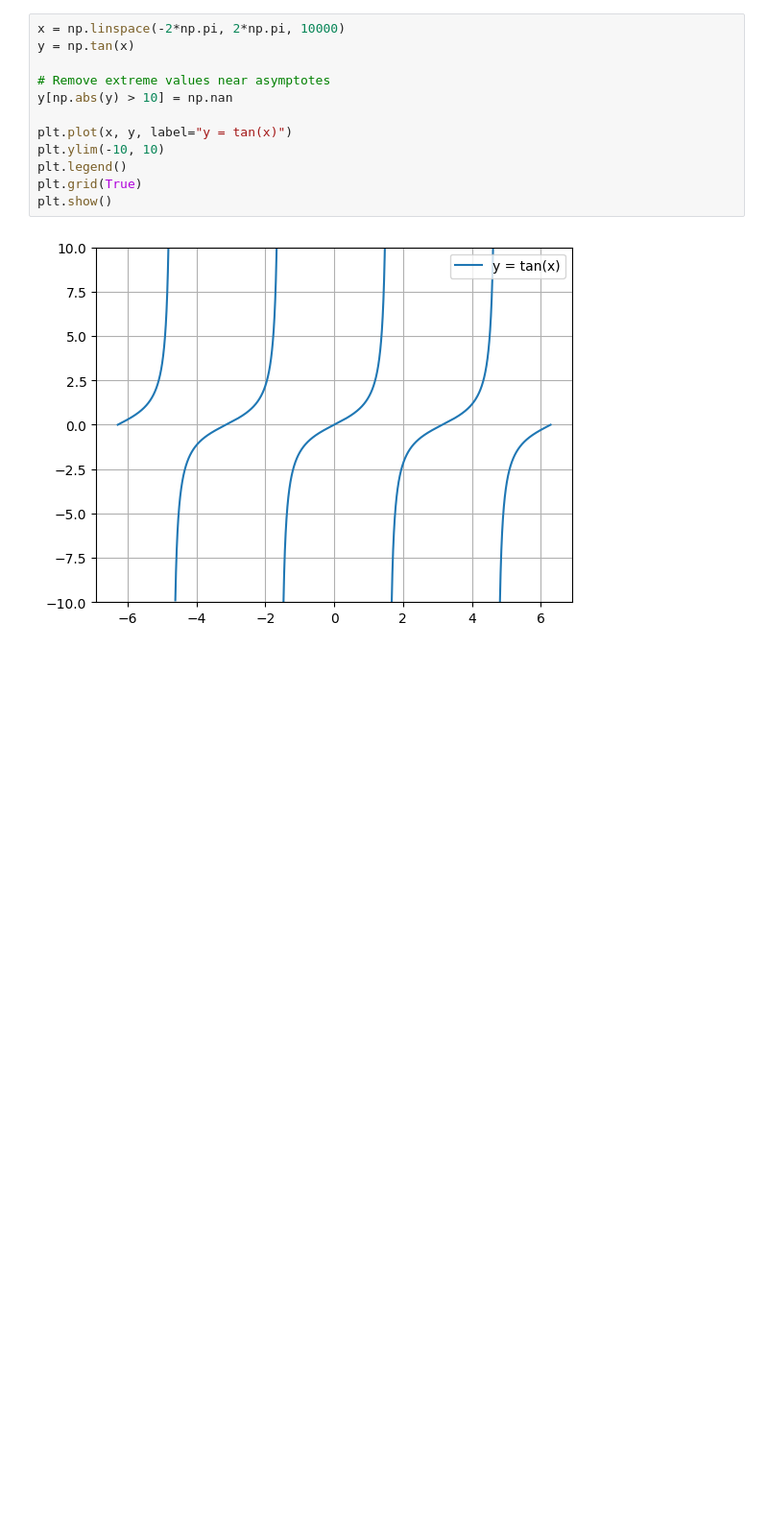
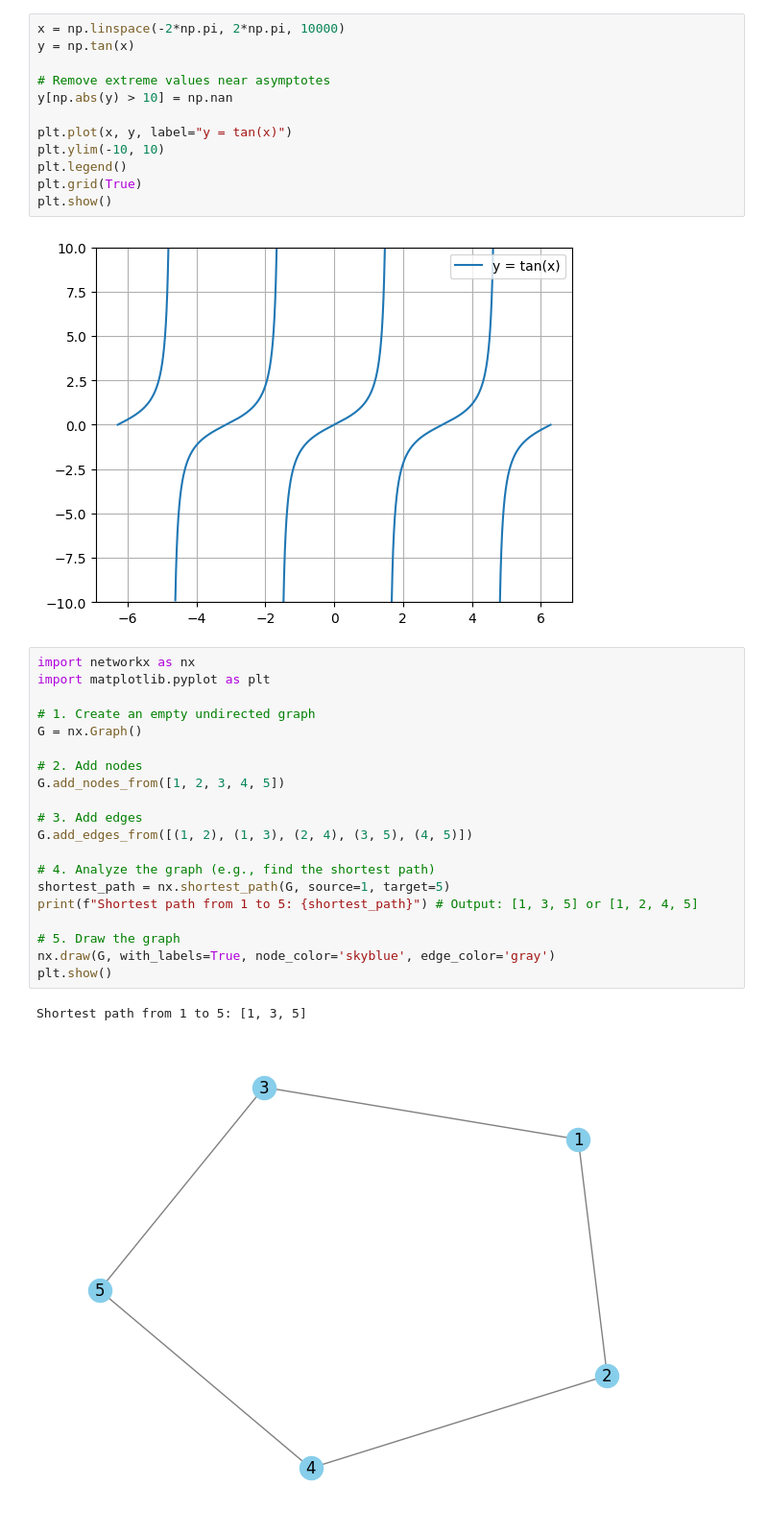
Before and after one commit to Sakib0626Q2/IITJ-Sem2-AI-DS, a Jupyter notebook: Experiment/NO_week_1_practice.ipynb, the cells around one changed output. Shown at 96% size. Drawn from its saved outputs; the diff is of its cells as text; blank space fills up the shorter version.

```diff
--- a/Experiment/NO_week_1_practice.ipynb
+++ b/Experiment/NO_week_1_practice.ipynb
@@ -96,3 +96,26 @@ plt.grid(True)
 plt.show()
 # %% [output]
 [figure]
+# %%
+import networkx as nx
+import matplotlib.pyplot as plt
+
+# 1. Create an empty undirected graph
+G = nx.Graph()
+
+# 2. Add nodes
+G.add_nodes_from([1, 2, 3, 4, 5])
+
+# 3. Add edges
+G.add_edges_from([(1, 2), (1, 3), (2, 4), (3, 5), (4, 5)])
+
+# 4. Analyze the graph (e.g., find the shortest path)
+shortest_path = nx.shortest_path(G, source=1, target=5)
+print(f"Shortest path from 1 to 5: {shortest_path}") # Output: [1, 3, 5] or [1, 2, 4, 5]
+
+# 5. Draw the graph
+nx.draw(G, with_labels=True, node_color='skyblue', edge_color='gray')
+plt.show()
+# %% [output]
+Shortest path from 1 to 5: [1, 3, 5]
+[figure, added]
```
Also changed, not shown: parts of 2 cells of this notebook, 3 other files.
